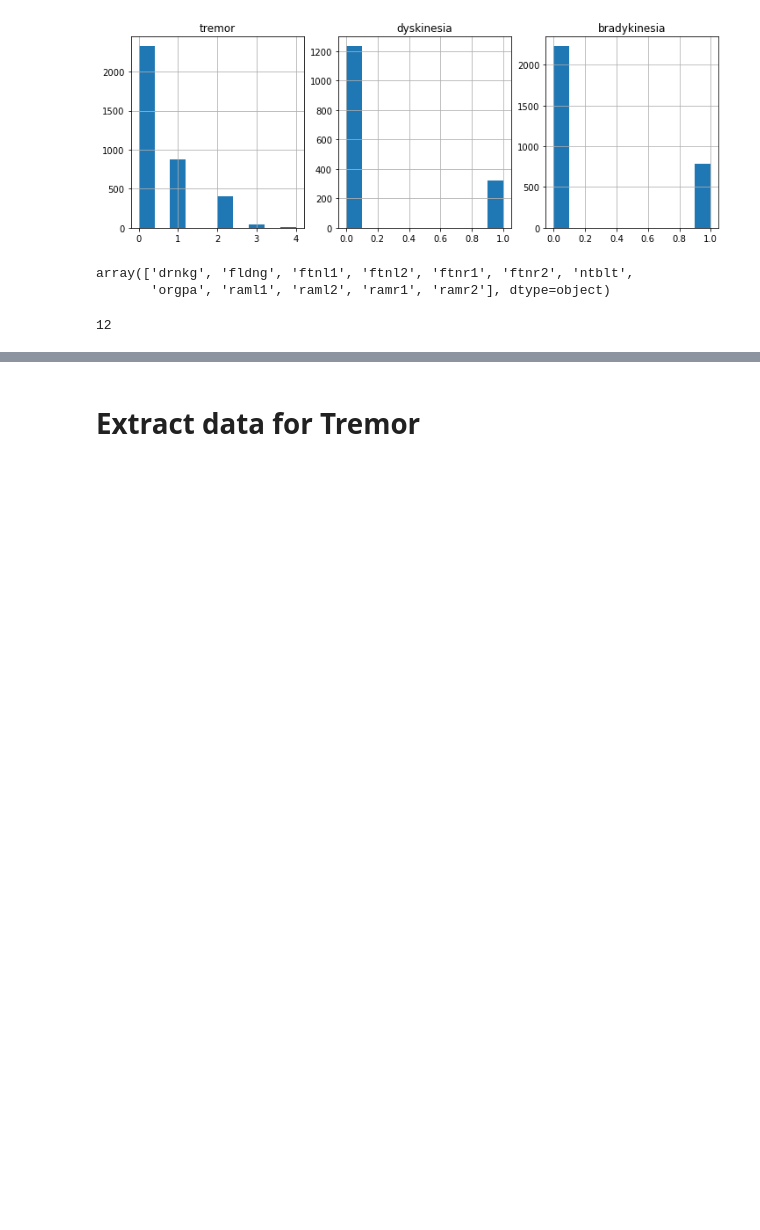
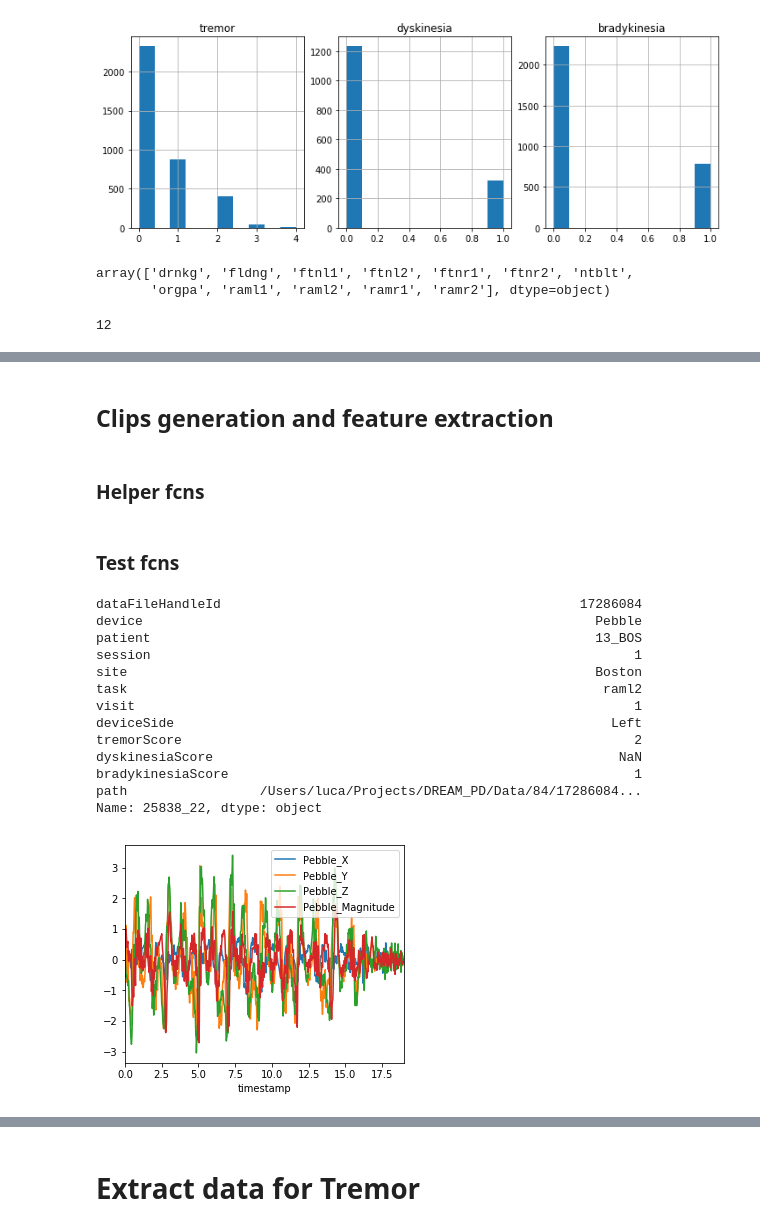
Before and after one commit to Luke3D/Misccode, a Jupyter notebook: Dataprocessing.ipynb, the cells around one changed output, grey strips where cells are left out. Drawn from its saved outputs; the diff is of its cells as text; code cells hidden in the pictures; blank space fills up the shorter version.

Commit message:
added 1st set of features + HP filter

```diff
--- a/Dataprocessing.ipynb
+++ b/Dataprocessing.ipynb
@@ -73,0 +436,4 @@ sum(table.tremorScore==4)
+# %% [markdown]
+## Clips generation and feature extraction
+# %% [markdown]
+### Helper fcns
@@ -73,0 +589,42 @@ sum(table.tremorScore==4)
+# %%
+#highpass (or lowpass) filter data. HP to remove gravity (offset - limb orientation) from accelerometer data from each visit (trial)
+def filter_signal(rawdata,cutoff=0.75,ftype='highpass',order=4):
+
+    t = rawdata.timestamp
+    t = t-t.iloc[0]
+    rawdata.timestamp = t
+    x = rawdata.iloc[:,1:].values
+    Fs = np.mean(1/(np.diff(rawdata.timestamp))) #sampling rate
+    #filter design
+    cutoff_norm = cutoff/(0.5*Fs)
+    b,a = butter(order,cutoff_norm,btype=ftype,analog=False)
+    #filter data
+    xfilt = filtfilt(b,a,x,axis=0)
+    t = np.expand_dims(t,axis=1)
+    rawdatafilt = pd.DataFrame(data=np.hstack((t,xfilt)),columns=rawdata.columns)
+    return rawdatafilt
+# %% [markdown]
+### Test fcns
+# %%
+#plot task
+idx=11
+print(df_train.iloc[idx,:])
+p1 = df_train.path[idx]
+rawdata = pd.read_csv(p1,sep='\t')
+rawdata = filter_signal(rawdata,order=2)
+ax = rawdata.plot(x='timestamp')
+# %% [output]
+dataFileHandleId                                              17286084
+device                                                          Pebble
+patient                                                         13_BOS
+session                                                              1
+site                                                            Boston
+task                                                             raml2
+visit                                                                1
+deviceSide                                                        Left
+tremorScore                                                          2
+dyskinesiaScore                                                    NaN
+bradykinesiaScore                                                    1
+path                 /Users/luca/Projects/DREAM_PD/Data/84/17286084...
+Name: 25838_22, dtype: object
+[figure, added]
```
Also changed, not shown: parts of 51 cells of this notebook.
